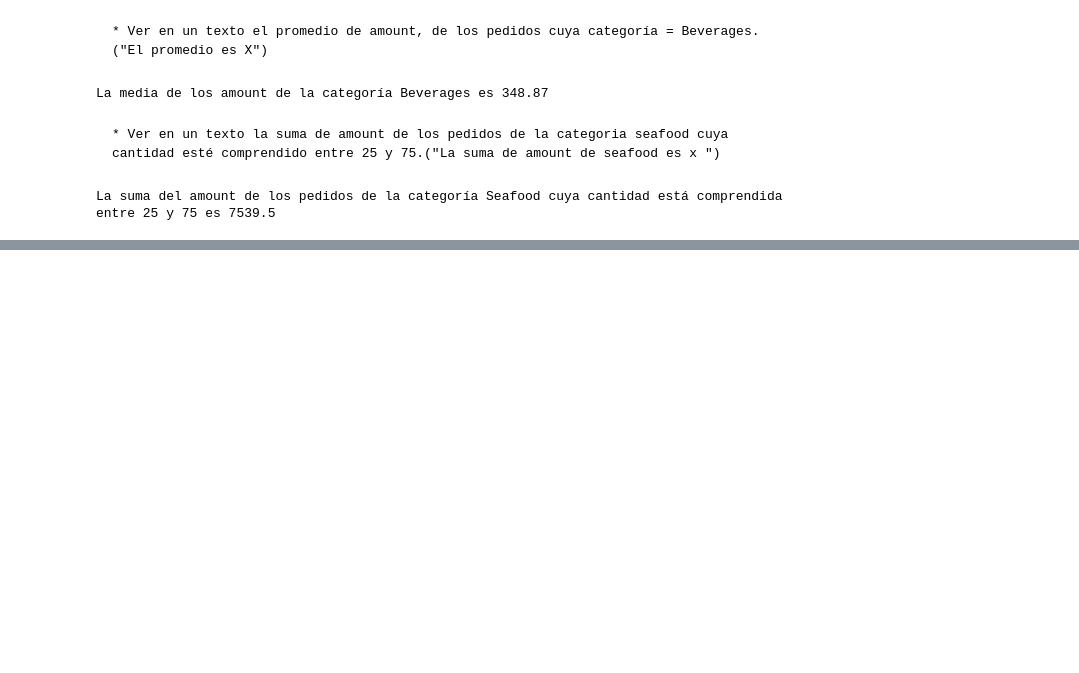
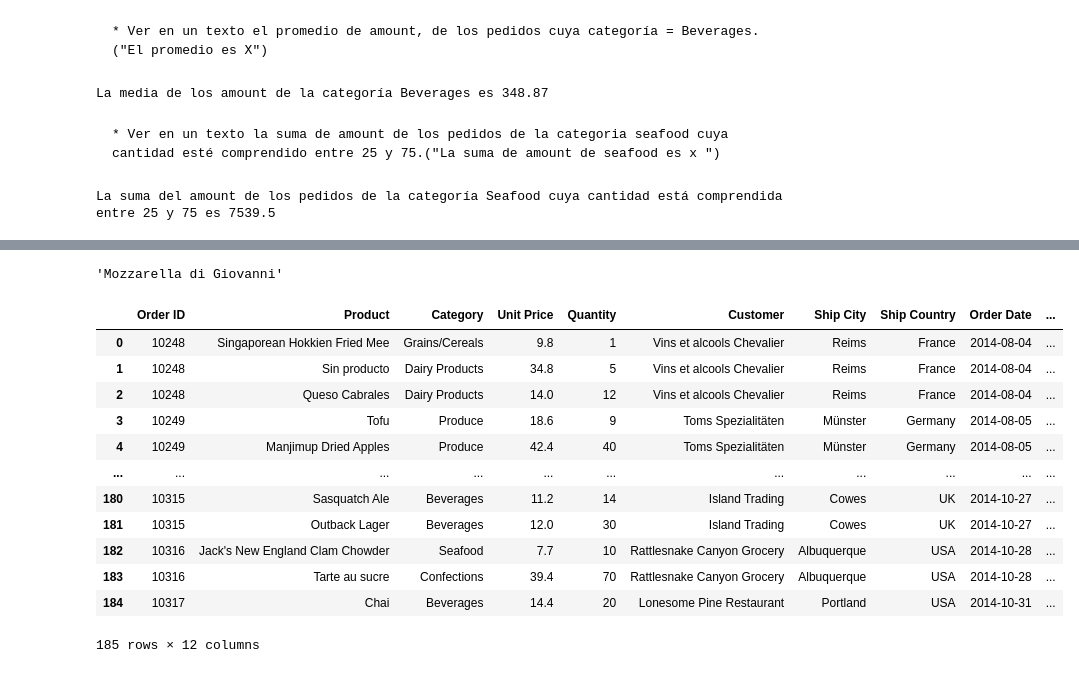
Before and after one commit to JaviDoria/Pytho-Data-Science, a Jupyter notebook: Día 5.ipynb, the cells around one changed output, grey strips where cells are left out. Drawn from its saved outputs; the diff is of its cells as text; code cells hidden in the pictures; blank space fills up the shorter version.

```diff
--- a/Día 5.ipynb
+++ b/Día 5.ipynb
@@ -122,0 +129,23 @@ La suma del amount de los pedidos de la categoría Seafood cuya cantidad está c
+# %%
+# ACCESO A UNA POSICION PARA LECTURA
+trimestre.iloc[1,1]
+# %% [output]
+'Mozzarella di Giovanni'
+# %%
+# ACCESO A UN RANGO PARA ESCRITURA
+trimestre.iloc[1,1] = "Sin producto"
+trimestre
+# %% [output]
+|  | Order ID | Product | Category | Unit Price | Quantity | Customer | Ship City | Ship Country | Order Date | ... |
+| 0 | 10248 | Singaporean Hokkien Fried Mee | Grains/Cereals | 9.8 | 1 | Vins et alcools Chevalier | Reims | France | 2014-08-04 | ... |
+| 1 | 10248 | Sin producto | Dairy Products | 34.8 | 5 | Vins et alcools Chevalier | Reims | France | 2014-08-04 | ... |
+| 2 | 10248 | Queso Cabrales | Dairy Products | 14.0 | 12 | Vins et alcools Chevalier | Reims | France | 2014-08-04 | ... |
+| 3 | 10249 | Tofu | Produce | 18.6 | 9 | Toms Spezialitäten | Münster | Germany | 2014-08-05 | ... |
+| 4 | 10249 | Manjimup Dried Apples | Produce | 42.4 | 40 | Toms Spezialitäten | Münster | Germany | 2014-08-05 | ... |
+| ... | ... | ... | ... | ... | ... | ... | ... | ... | ... | ... |
+| 180 | 10315 | Sasquatch Ale | Beverages | 11.2 | 14 | Island Trading | Cowes | UK | 2014-10-27 | ... |
+| 181 | 10315 | Outback Lager | Beverages | 12.0 | 30 | Island Trading | Cowes | UK | 2014-10-27 | ... |
+| 182 | 10316 | Jack's New England Clam Chowder | Seafood | 7.7 | 10 | Rattlesnake Canyon Grocery | Albuquerque | USA | 2014-10-28 | ... |
+| 183 | 10316 | Tarte au sucre | Confections | 39.4 | 70 | Rattlesnake Canyon Grocery | Albuquerque | USA | 2014-10-28 | ... |
+| 184 | 10317 | Chai | Beverages | 14.4 | 20 | Lonesome Pine Restaurant | Portland | USA | 2014-10-31 | ... |
+185 rows × 12 columns
```
Also changed, not shown: parts of 10 cells of this notebook, 1 other file.
